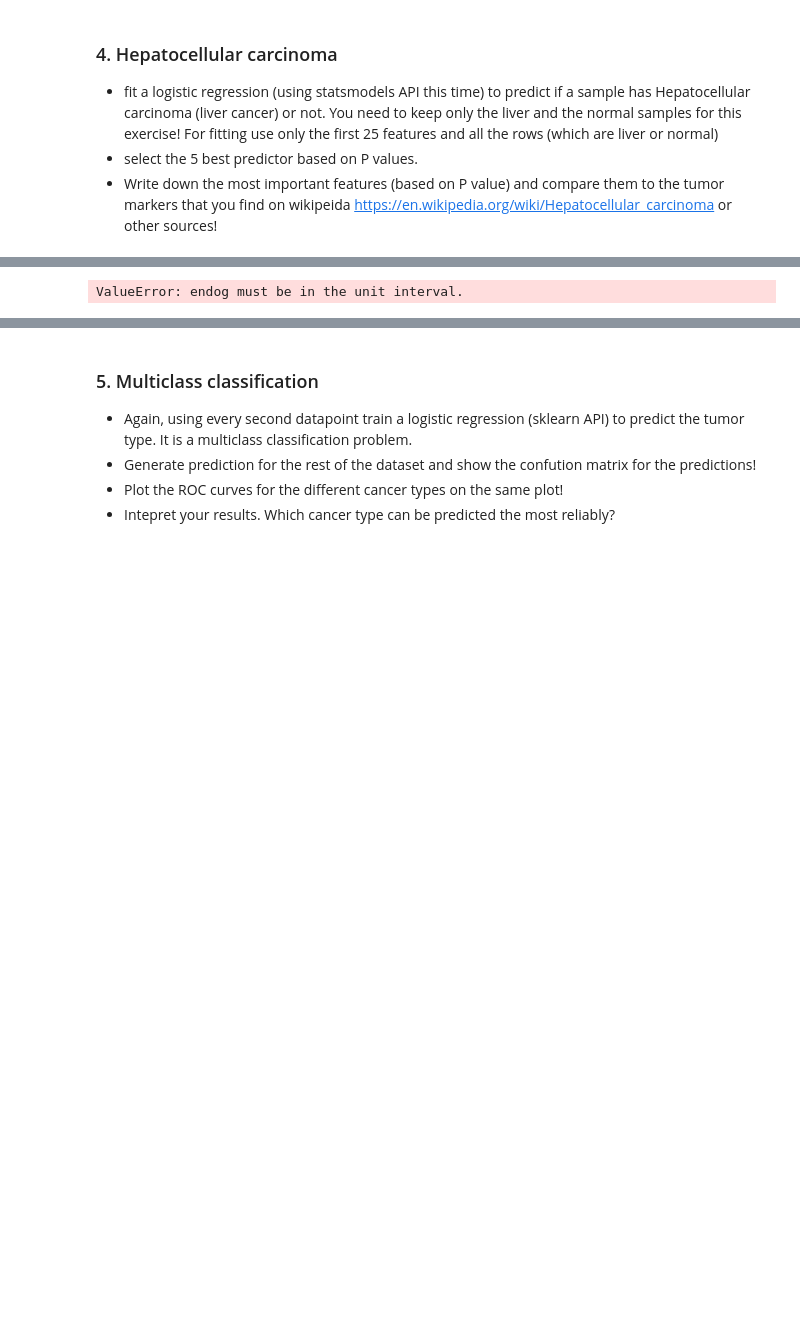
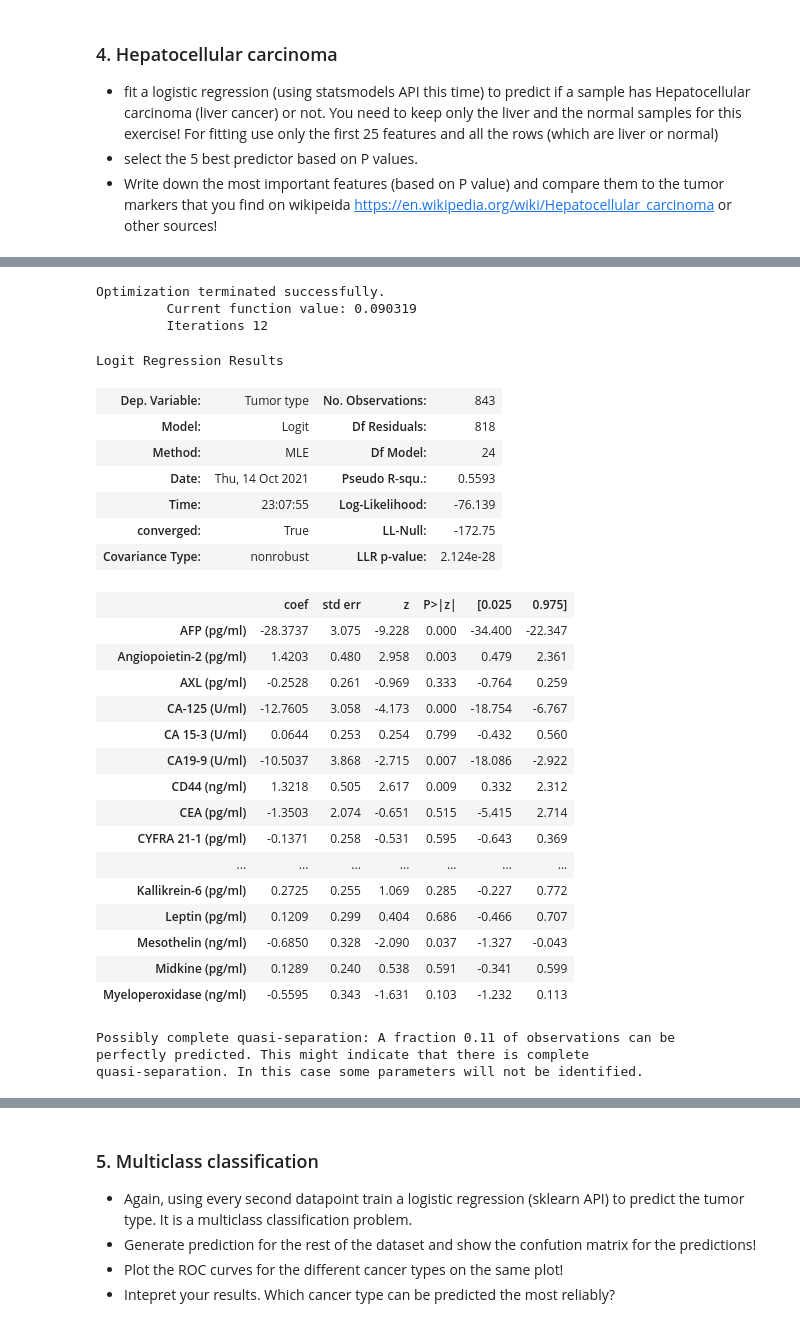
Before and after one commit to barnabasp/ML_Course, a Jupyter notebook: 5/hw5_raw.ipynb, the cells around one changed output, grey strips where cells are left out. Saved outputs shown, nothing was run; the diff lists cells and outputs as text; code cells hidden in the pictures; blank space fills up the shorter version.

```diff
--- a/5/hw5_raw.ipynb
+++ b/5/hw5_raw.ipynb
@@ -321,5 +309,2 @@ liv_norm_scal_df = StandardScaler().fit_transform(liv_norm_df)
 # %%
-X_sm = liv_norm_scal_df[:,1:26]
-Y_sm = liv_norm_scal_df[:,0]
+X_sm = liv_norm_scal_df[liv_norm_scal_df.columns]
-# %%
-X_sm = liv_norm_df[liv_norm_df.columns[1:26]]
@@ -328,4 +327,38 @@ Y_sm = liv_norm_df[liv_norm_df.columns[0]]
+# %%
+Y_sm = Y_sm.reset_index(drop=True)
 # %%
-sm.Logit(Y_sm,X_sm)
+res = sm.Logit(Y_sm,X_sm).fit()
 # %% [output]
-ValueError: endog must be in the unit interval.
+Optimization terminated successfully.
+         Current function value: 0.090319
+         Iterations 12
+# %%
+res.summary()
+# %% [output]
+Logit Regression Results
+| Dep. Variable: | Tumor type | No. Observations: | 843 |
+| Model: | Logit | Df Residuals: | 818 |
+| Method: | MLE | Df Model: | 24 |
+| Date: | Thu, 14 Oct 2021 | Pseudo R-squ.: | 0.5593 |
+| Time: | 23:07:55 | Log-Likelihood: | -76.139 |
+| converged: | True | LL-Null: | -172.75 |
+| Covariance Type: | nonrobust | LLR p-value: | 2.124e-28 |
+|  | coef | std err | z | P>|z| | [0.025 | 0.975] |
+| AFP (pg/ml) | -28.3737 | 3.075 | -9.228 | 0.000 | -34.400 | -22.347 |
+| Angiopoietin-2 (pg/ml) | 1.4203 | 0.480 | 2.958 | 0.003 | 0.479 | 2.361 |
+| AXL (pg/ml) | -0.2528 | 0.261 | -0.969 | 0.333 | -0.764 | 0.259 |
+| CA-125 (U/ml) | -12.7605 | 3.058 | -4.173 | 0.000 | -18.754 | -6.767 |
+| CA 15-3 (U/ml) | 0.0644 | 0.253 | 0.254 | 0.799 | -0.432 | 0.560 |
+| CA19-9 (U/ml) | -10.5037 | 3.868 | -2.715 | 0.007 | -18.086 | -2.922 |
+| CD44 (ng/ml) | 1.3218 | 0.505 | 2.617 | 0.009 | 0.332 | 2.312 |
+| CEA (pg/ml) | -1.3503 | 2.074 | -0.651 | 0.515 | -5.415 | 2.714 |
+| CYFRA 21-1 (pg/ml) | -0.1371 | 0.258 | -0.531 | 0.595 | -0.643 | 0.369 |
+| ... | ... | ... | ... | ... | ... | ... |
+| Kallikrein-6 (pg/ml) | 0.2725 | 0.255 | 1.069 | 0.285 | -0.227 | 0.772 |
+| Leptin (pg/ml) | 0.1209 | 0.299 | 0.404 | 0.686 | -0.466 | 0.707 |
+| Mesothelin (ng/ml) | -0.6850 | 0.328 | -2.090 | 0.037 | -1.327 | -0.043 |
+| Midkine (pg/ml) | 0.1289 | 0.240 | 0.538 | 0.591 | -0.341 | 0.599 |
+| Myeloperoxidase (ng/ml) | -0.5595 | 0.343 | -1.631 | 0.103 | -1.232 | 0.113 |
+Possibly complete quasi-separation: A fraction 0.11 of observations can be
+perfectly predicted. This might indicate that there is complete
+quasi-separation. In this case some parameters will not be identified.
```
Also changed, not shown: parts of 24 cells of this notebook.
